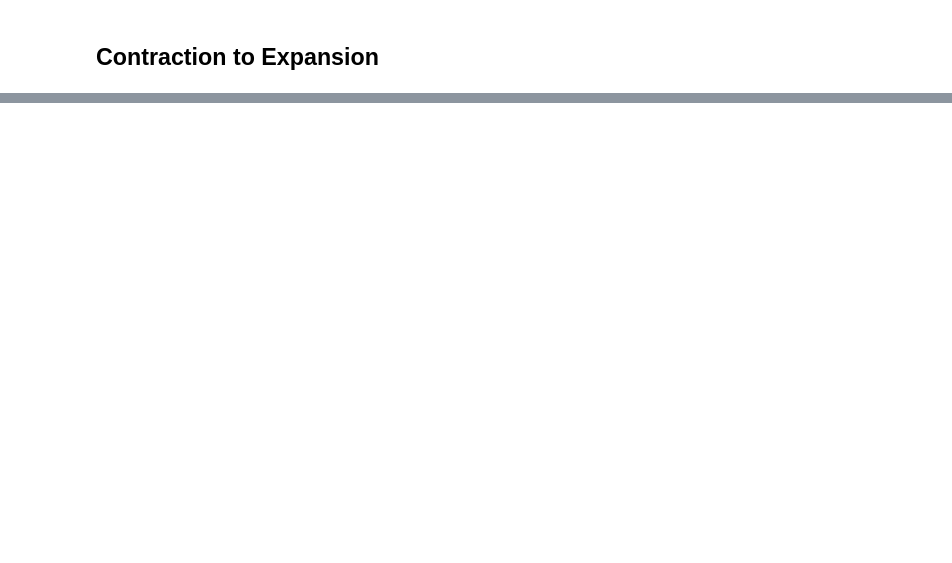
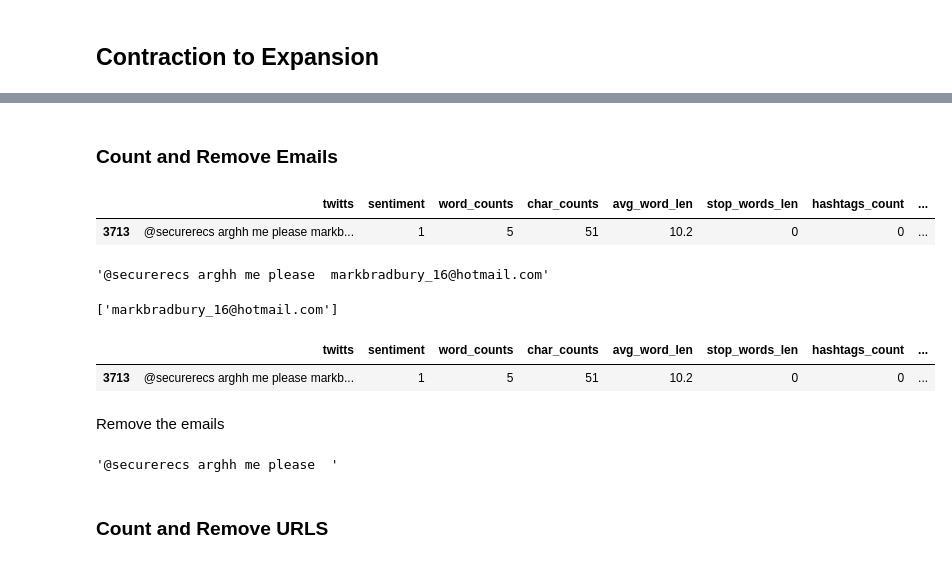
Before and after one commit to luch91/NLP-Text-Cleaning-and-Processing, a Jupyter notebook: cleaning_preproc.ipynb, the cells around one changed output, grey strips where cells are left out. Saved outputs shown, nothing was run; the diff lists cells and outputs as text; code cells hidden in the pictures; blank space fills up the shorter version.

```diff
--- a/cleaning_preproc.ipynb
+++ b/cleaning_preproc.ipynb
@@ -446,0 +472,11 @@ x = " i'm don't he'll "
+# %% [markdown]
+### Count and Remove Emails
+# %%
+df[df['twitts'].str.contains('hotmail.com')]
+# %% [output]
+|  | twitts | sentiment | word_counts | char_counts | avg_word_len | stop_words_len | hashtags_count | ... |
+| 3713 | @securerecs arghh me please markb... | 1 | 5 | 51 | 10.2 | 0 | 0 | ... |
+# %%
+df.iloc[3713]['twitts']
+# %% [output]
+'@securerecs arghh me please  markbradbury_16@hotmail.com'
@@ -446,0 +487,4 @@ x = " i'm don't he'll "
+# %%
+re.findall(r'([a-z0-9+._-]+@[a-z0-9+._-]+\.[a-z0-9+_-]+)', x)
+# %% [output]
+['markbradbury_16@hotmail.com']
@@ -446,0 +495,11 @@ x = " i'm don't he'll "
+# %%
+df[df['emails_count']>0]
+# %% [output]
+|  | twitts | sentiment | word_counts | char_counts | avg_word_len | stop_words_len | hashtags_count | ... |
+| 3713 | @securerecs arghh me please markb... | 1 | 5 | 51 | 10.2 | 0 | 0 | ... |
+# %% [markdown]
+Remove the emails
+# %%
+re.sub(r'([a-z0-9+._-]+@[a-z0-9+._-]+\.[a-z0-9+_-]+)',"", x)
+# %% [output]
+'@securerecs arghh me please  '
@@ -446,0 +508,2 @@ x = " i'm don't he'll "
+# %% [markdown]
+### Count and Remove URLS
```
Also changed, not shown: parts of 29 cells of this notebook, 1 other file.
